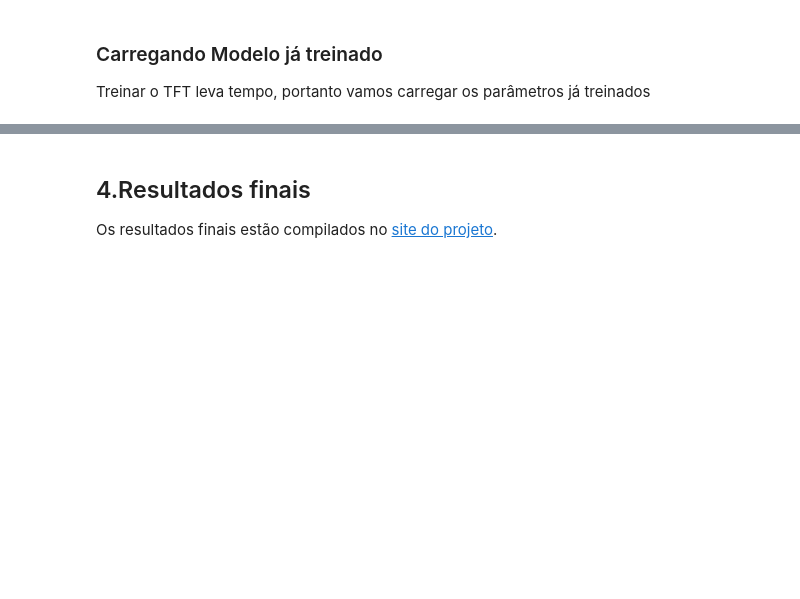
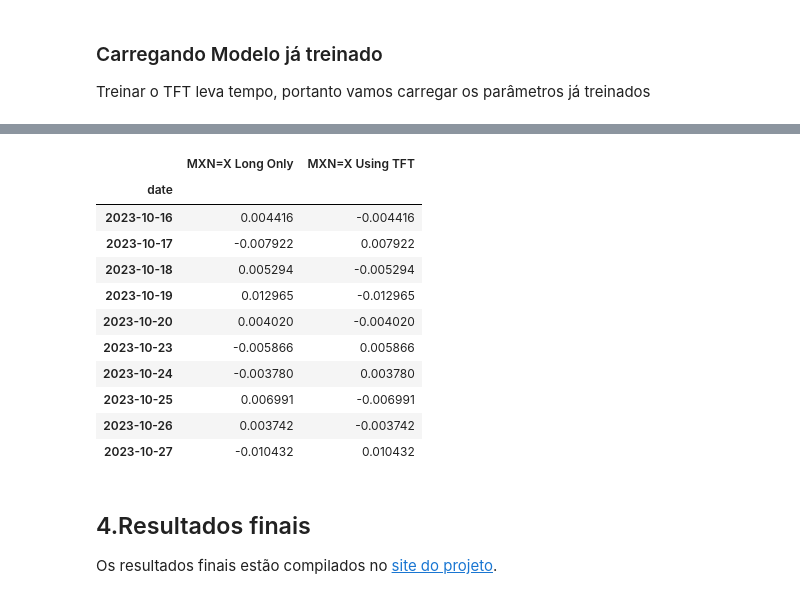
Before and after one commit to Lamino1788/TCC_TFT, a Jupyter notebook: Backtesting/Notebooks/Apresentação Prática.ipynb, the cells around one changed output, grey strips where cells are left out. Cells and saved outputs as stored; diff of their text form; code cells hidden in the pictures; blank space fills up the shorter version.

```diff
--- a/Backtesting/Notebooks/Apresentação Prática.ipynb
+++ b/Backtesting/Notebooks/Apresentação Prática.ipynb
@@ -303,9 +308,9 @@ tft = TemporalFusionTransformer.from_dataset(
 
 Treinar o TFT leva tempo, portanto vamos carregar os parâmetros já treinados
 # %%
-Ticker = "ES=F"
-seed = 4
-path_to_model = rf"C:\Users\rhena\Desktop\usp\TCC\Fuma\TCC_TFT\Backtesting\TFT\Best_Models\ES=F\ES=F\Seeds\4.pth"
+Ticker = "MXN=X"
+seed = 13
+path_to_model = rf"C:\Users\rhena\Desktop\usp\TCC\Fuma\TCC_TFT\Backtesting\TFT\Best_Models\{Ticker}\{Ticker}\Seeds\{seed}.pth"
 print(path_to_model)
 test = data.loc[(data.Year > 2022)].reset_index(drop=True)
 tft.load_state_dict(torch.load(path_to_model, map_location=torch.device('cpu')))
@@ -338,3 +337,38 @@ HPU available: False, using: 0 HPUs
+# %%
+aux = {}
+aux[f"{Ticker}"] = pred[f"{Ticker}"]
+aux[f"{Ticker}_Real"] = pred[f"{Ticker}_Real"]
+aux[f"{Ticker}_Date"] = pred[f"{Ticker}_Date"]
+test_output = pd.DataFrame(aux).set_index(f"{Ticker}_Date")
+test_output[f"{Ticker}"] = test_output[f"{Ticker}"]
+
+test_output[f"{Ticker}_Real"] = np.exp(test_output[f"{Ticker}_Real"])-1
+test_output[f"{Ticker}"] = np.exp(test_output[f"{Ticker}"])-1
+
+win_rate_list = np.sign(test_output[f"{Ticker}"]) == np.sign(test_output[f"{Ticker}_Real"])
+
+test_output["Returns"] = np.sign(test_output[f"{Ticker}"]) * test_output[f"{Ticker}_Real"]
+test_output.index.rename('date', inplace=True)
+test_output.index = pd.to_datetime(test_output.index)
+signs = np.sign(test_output[f"{Ticker}"])
+
+test_output.rename(columns={f'{Ticker}_Real':f'{Ticker} Long Only', 'Returns': f"{Ticker} Using TFT"}, inplace=True)
+test_output.drop(f"{Ticker}", axis=1, inplace=True)
+# %%
+test_output.tail(10)
+# %% [output]
+|  | MXN=X Long Only | MXN=X Using TFT |
+| date |  |  |
+| 2023-10-16 | 0.004416 | -0.004416 |
+| 2023-10-17 | -0.007922 | 0.007922 |
+| 2023-10-18 | 0.005294 | -0.005294 |
+| 2023-10-19 | 0.012965 | -0.012965 |
+| 2023-10-20 | 0.004020 | -0.004020 |
+| 2023-10-23 | -0.005866 | 0.005866 |
+| 2023-10-24 | -0.003780 | 0.003780 |
+| 2023-10-25 | 0.006991 | -0.006991 |
+| 2023-10-26 | 0.003742 | -0.003742 |
+| 2023-10-27 | -0.010432 | 0.010432 |
 # %% [markdown]
 ## 4.Resultados finais
 
```
Also changed, not shown: parts of 4 cells of this notebook.
